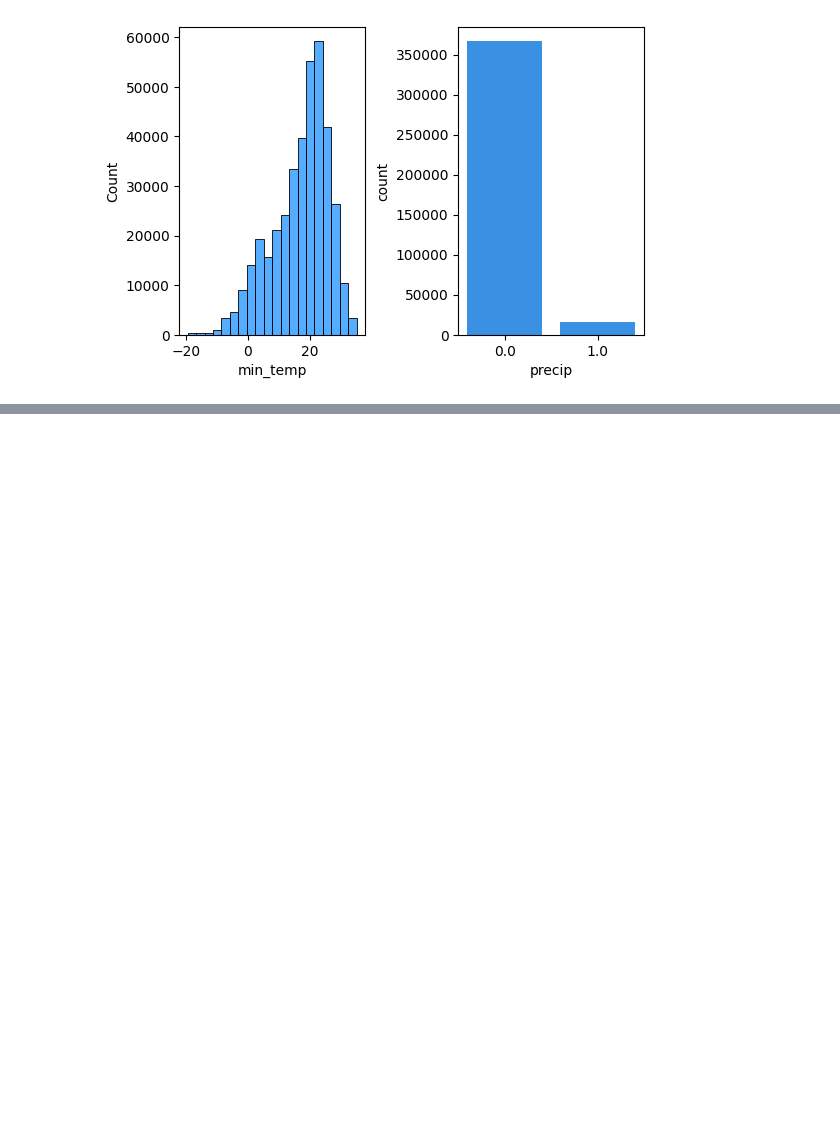
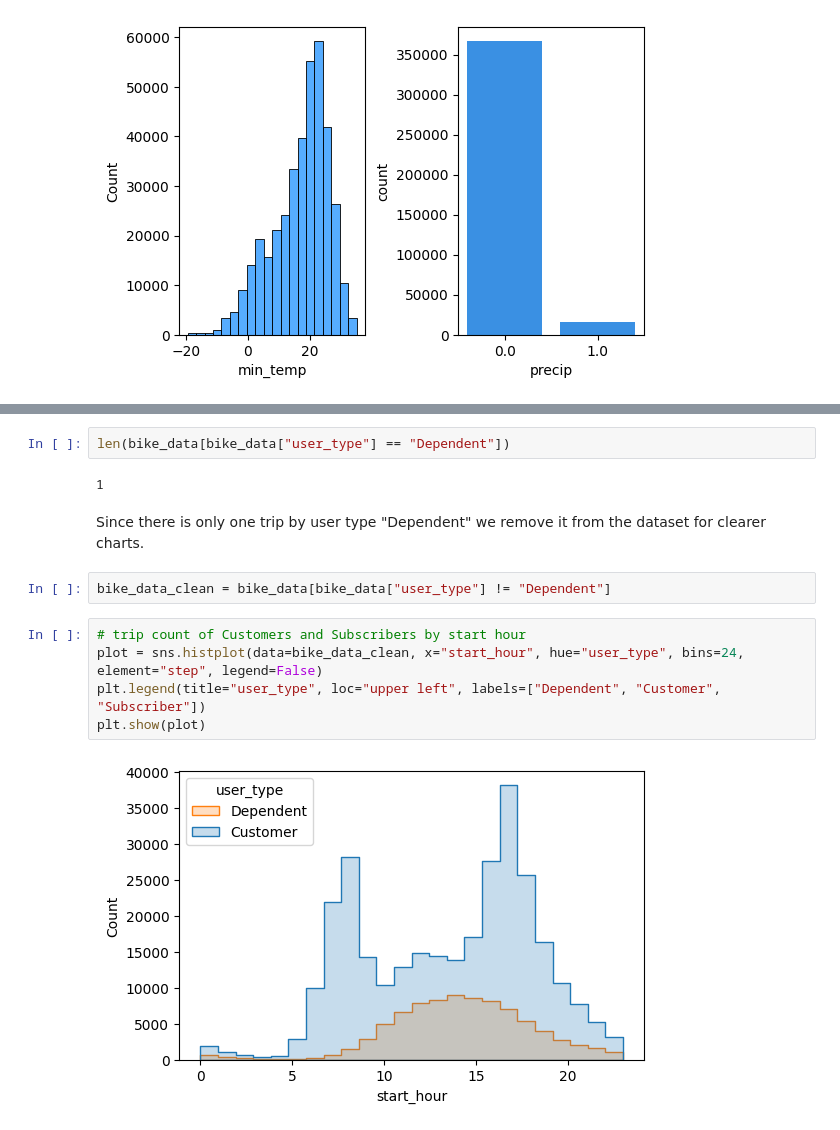
Before and after one commit to agruenb/AA-2022-TEAM-11, a Jupyter notebook: temporal_analysis.ipynb, the cells around one changed output, grey strips where cells are left out. Drawn from its saved outputs; the diff is of its cells as text; blank space fills up the shorter version.

```diff
--- a/temporal_analysis.ipynb
+++ b/temporal_analysis.ipynb
@@ -120,0 +156,15 @@ Compare weekdays with rain or not:
+# %%
+len(bike_data[bike_data["user_type"] == "Dependent"])
+# %% [output]
+1
+# %% [markdown]
+Since there is only one trip by user type "Dependent" we remove it from the dataset for clearer charts.
+# %%
+bike_data_clean = bike_data[bike_data["user_type"] != "Dependent"]
+# %%
+# trip count of Customers and Subscribers by start hour
+plot = sns.histplot(data=bike_data_clean, x="start_hour", hue="user_type", bins=24, element="step", legend=False)
+plt.legend(title="user_type", loc="upper left", labels=["Dependent", "Customer", "Subscriber"])
+plt.show(plot)
+# %% [output]
+[figure, added]
```
Also changed, not shown: parts of 33 cells of this notebook.
